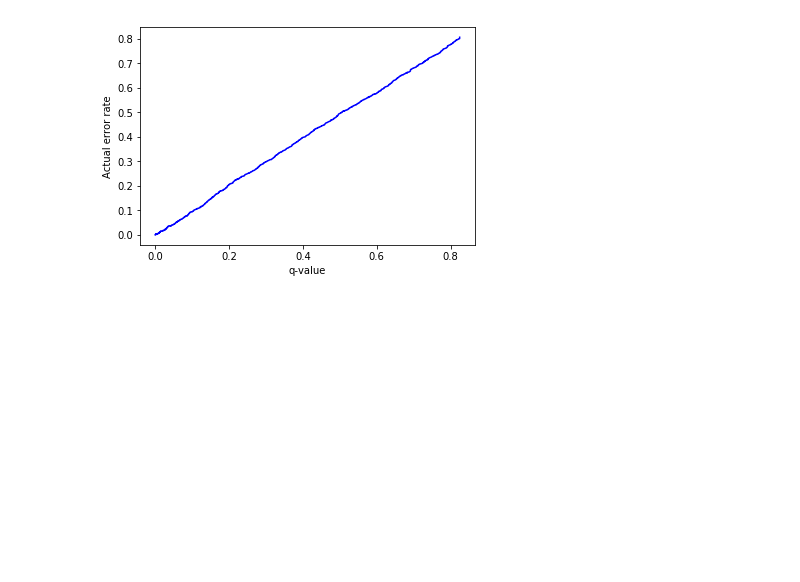
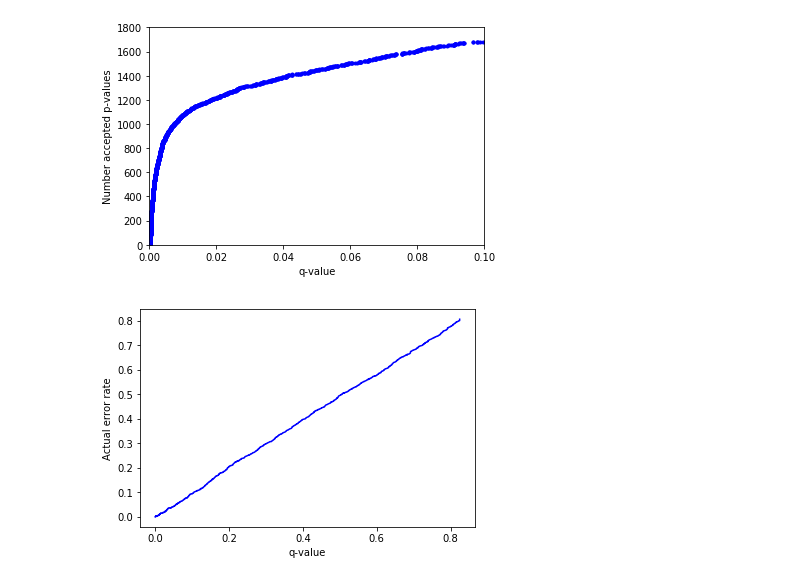
Before and after one commit to statisticalbiotechnology/algbioinfo, a Jupyter notebook: nb/differential_expression.ipynb, the cells around one changed output. Saved outputs shown, nothing was run; the diff lists cells and outputs as text; code cells hidden in the pictures; blank space fills up the shorter version.

```diff
--- a/nb/differential_expression.ipynb
+++ b/nb/differential_expression.ipynb
@@ -99,3 +102,12 @@ plt.show()
+# %%
+plt.plot([q[0] for q in qv],range(len(qv)),'b.')
+plt.ylabel("Number accepted p-values")
+plt.xlabel("q-value")
+plt.xlim(0,0.1)
+plt.ylim(0,1800)
+plt.show()
+# %% [output]
+[figure, added]
 # %%
 number_of_errors,number_stat_above_threshold = 0.0,0.0
 error_rates,ixs = [],[q[2] for q in qv]
```
Also changed, not shown: parts of 2 cells of this notebook.
